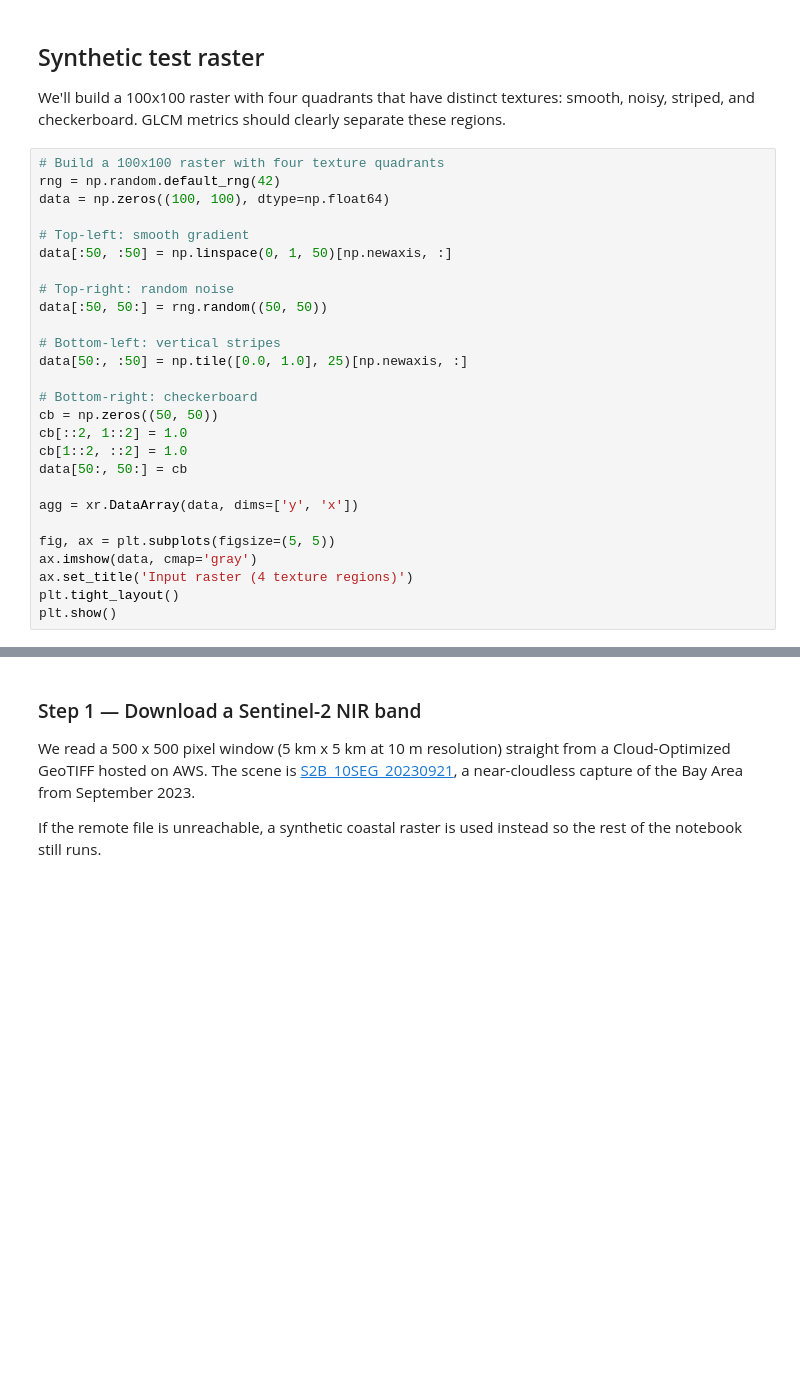
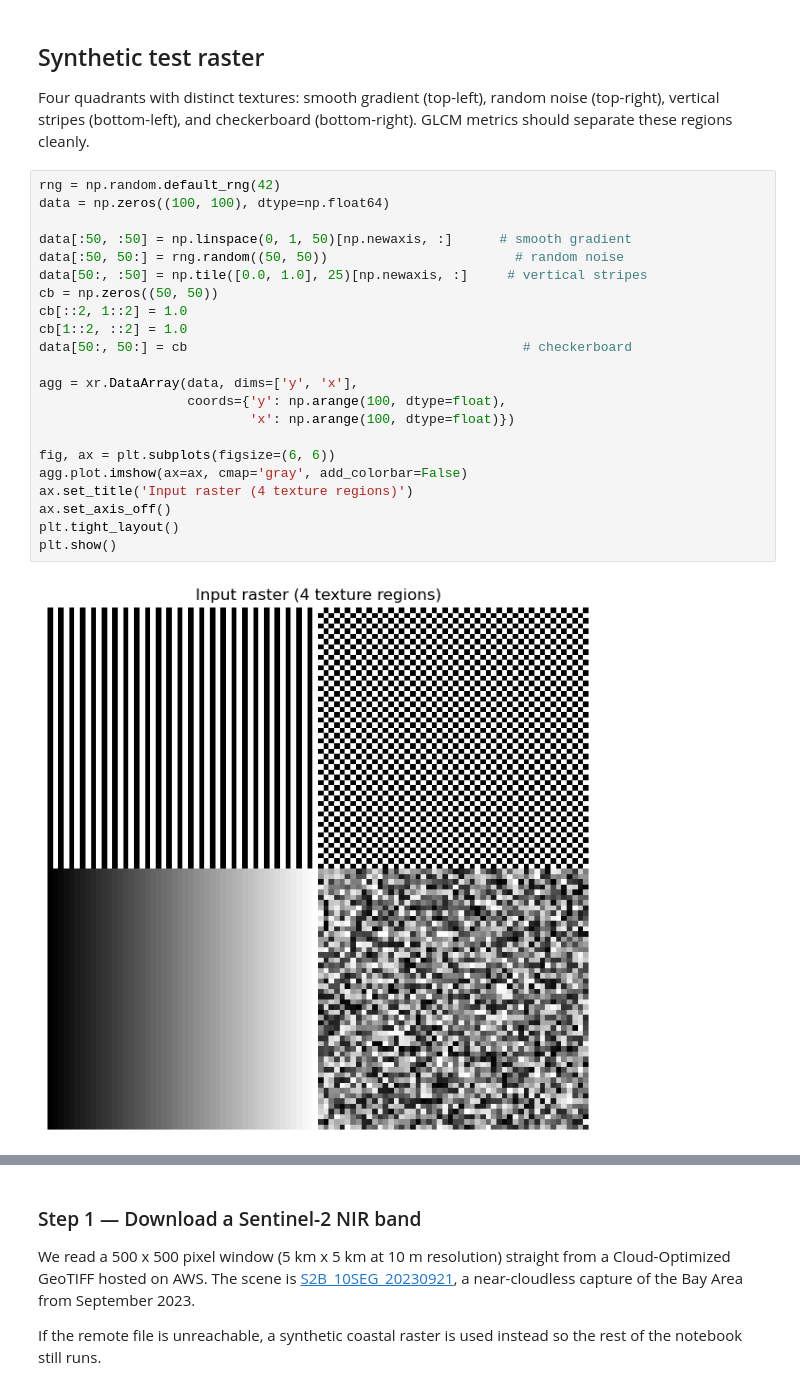
Before and after one commit to makepath/xarray-spatial, a Jupyter notebook: examples/user_guide/25_GLCM_Texture.ipynb, the cells around one changed output, grey strips where cells are left out. Cells and saved outputs as stored; diff of their text form; blank space fills up the shorter version.

Commit message:
Refactor GLCM texture user guide notebook
Restructure to standard cell layout. Replace ax.imshow with
DataArray.plot.imshow, add colorbars and legends, include gray
levels alert box, add references.

```diff
--- a/examples/user_guide/25_GLCM_Texture.ipynb
+++ b/examples/user_guide/25_GLCM_Texture.ipynb
@@ -21,32 +31,29 @@ from xrspatial import glcm_texture
 # %% [markdown]
 ## Synthetic test raster
 
-We'll build a 100x100 raster with four quadrants that have distinct textures: smooth, noisy, striped, and checkerboard. GLCM metrics should clearly separate these regions.
+Four quadrants with distinct textures: smooth gradient (top-left), random noise (top-right), vertical stripes (bottom-left), and checkerboard (bottom-right). GLCM metrics should separate these regions cleanly.
 # %%
-# Build a 100x100 raster with four texture quadrants
 rng = np.random.default_rng(42)
 data = np.zeros((100, 100), dtype=np.float64)
 
-# Top-left: smooth gradient
-data[:50, :50] = np.linspace(0, 1, 50)[np.newaxis, :]
-
-# Top-right: random noise
-data[:50, 50:] = rng.random((50, 50))
-
-# Bottom-left: vertical stripes
-data[50:, :50] = np.tile([0.0, 1.0], 25)[np.newaxis, :]
-
-# Bottom-right: checkerboard
+data[:50, :50] = np.linspace(0, 1, 50)[np.newaxis, :]      # smooth gradient
+data[:50, 50:] = rng.random((50, 50))                        # random noise
+data[50:, :50] = np.tile([0.0, 1.0], 25)[np.newaxis, :]     # vertical stripes
 cb = np.zeros((50, 50))
 cb[::2, 1::2] = 1.0
 cb[1::2, ::2] = 1.0
-data[50:, 50:] = cb
+data[50:, 50:] = cb                                           # checkerboard
 
-agg = xr.DataArray(data, dims=['y', 'x'])
+agg = xr.DataArray(data, dims=['y', 'x'],
+                   coords={'y': np.arange(100, dtype=float),
+                           'x': np.arange(100, dtype=float)})
 
-fig, ax = plt.subplots(figsize=(5, 5))
-ax.imshow(data, cmap='gray')
+fig, ax = plt.subplots(figsize=(6, 6))
+agg.plot.imshow(ax=ax, cmap='gray', add_colorbar=False)
 ax.set_title('Input raster (4 texture regions)')
+ax.set_axis_off()
 plt.tight_layout()
 plt.show()
+# %% [output]
+[figure, added]
 # %% [markdown]
```
Also changed, not shown: parts of 22 cells of this notebook, 1 other file.
